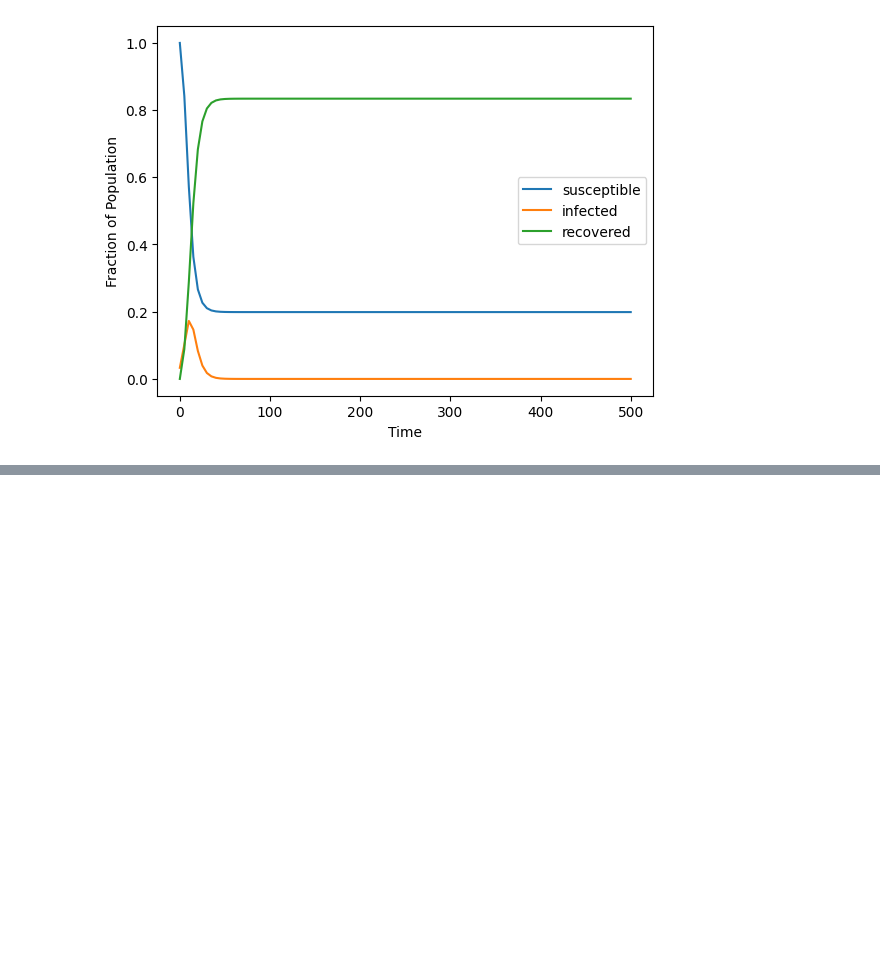
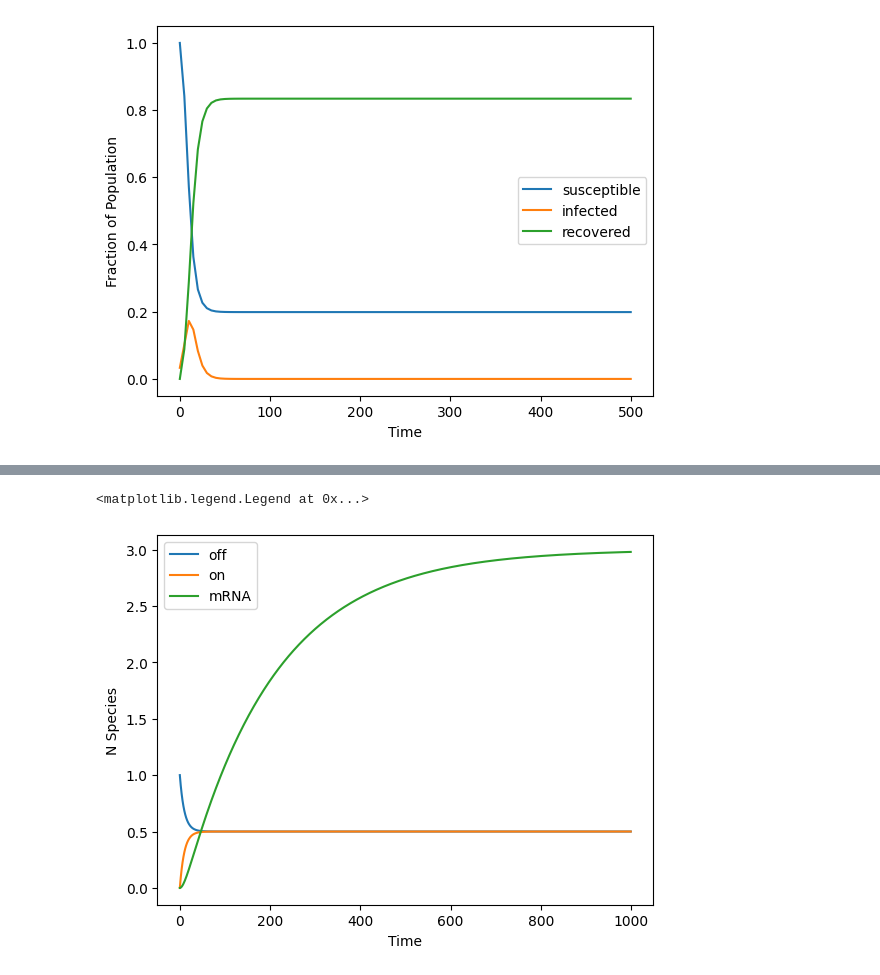
Before and after one commit to Jorge-LGH/Learn_Python, a Jupyter notebook: NumPy.ipynb, the cells around one changed output, grey strips where cells are left out. Drawn from its saved outputs; the diff is of its cells as text; code cells hidden in the pictures; blank space fills up the shorter version.

```diff
--- a/NumPy.ipynb
+++ b/NumPy.ipynb
@@ -258,0 +385,72 @@ plt.legend(['susceptible', 'infected','recovered'])
+# %%
+# solving dx/dt = A*x + B
+import matplotlib.pyplot as plt # import matplotlib to plot
+from scipy.integrate import odeint # import scipy's ode integrator, odeint
+
+# lets define a function that describse dx/dt, the left hand side of our equation
+def bursting_gene_model(x, t, S, propensity_array, W0, parameters):
+  A = S @ propensity_array(x, t, parameters) # A*x where A = Stoichiometry matrix * propensity matrix
+  dxdt = A @ np.atleast_2d(x).T + W0(t) # definition of our ODE
+  return dxdt.flatten()
+
+## Lets define our models "shape" by allowing 4 types of reactions of 3 species and storing them in a matrix,
+#  the "Stoichiometry" matrix.
+#  Rxn 1:  gene_off --k_on--> gene_on w
+#  Rxn 2:  gene_on --k_off-->  gene_off
+#  Rxn 3:  gene_on --k_mRNA--> gene_on + mRNA (gene is on and made an mRNA)
+#  Rxn 4:  mRNA --gamma_mRNA--> 0  an mRNA decayed at rate gamma
+
+# Stoichiometry matrix
+
+           # N species by N rxns
+            # >on >off +mRNA -mRNA
+S = np.array([[-1,  1, 0,  0],  # gene off
+              [ 1, -1, 0,  0],  # gene on
+              [ 0,  0, 1, -1 ]])# mRNA
+
+# Propensity matrix
+def propensity_array(x, t, parameters):
+  par = parameters(t)
+          #  N rxns by N species
+  W1 = np.array( [[par[0], 0, 0], # k_on
+                  [0, par[1], 0], # k_off
+                  [0, par[2], 0], # k_mRNA
+                  [0, 0, par[3]]]) # gamma_mRNA
+  return W1
+
+# Note that (3x4) S @ (4x3) W1 = (3x3) A, our linear transition matrix
+# for dx/dt = A*x + W0
+
+# constant input array (none in this case)
+W0 = lambda t: np.array( [[0],
+                          [0],
+                          [0]])
+#@markdown $k_{on}$ - rate of genes turning on, 1/time
+k_on = .5 #@param {type:"slider", min:0, max:10, step:0.1}
+#@markdown $k_{off}$ - rate of genes turning off, 1/time
+k_off = .5 #@param {type:"slider", min:0, max:10, step:0.1}
+#@markdown $k_{mRNA}$ - mRNA production rate, mRNA/time
+k_mRNA = .3 #@param {type:"slider", min:0, max:100, step:0.1}
+#@markdown $\gamma_{mRNA}$ - mRNA decay rate, how many mRNA decay / time
+gamma_mRNA = .05 #@param {type:"slider", min:0, max:10, step:0.1}
+
+parameters = lambda t: [k_on, k_off, k_mRNA, gamma_mRNA]
+
+# initial state of our system
+x0 = np.array([[1], # gene off
+               [0], # gene on
+               [0]])
+
+# time which to integrate over
+final_time = 100 #@param {type:"slider", min:0, max:100, step:1}
+t_array = np.linspace(0,final_time,1000)
+
+# Solve our ODE with odeint, ODE int takes dxdt(x,t,**pars), x0, t, and extra arguments
+ode_soln = odeint(bursting_gene_model, x0.flatten(), t_array, args=(S, propensity_array, W0, parameters))
+plt.plot(ode_soln)
+plt.ylabel('N Species')
+plt.xlabel('Time')
+plt.legend(['off', 'on', 'mRNA'])
+# %% [output]
+<matplotlib.legend.Legend at 0x...>
+[figure, added]
```
Also changed, not shown: parts of 14 cells of this notebook.
